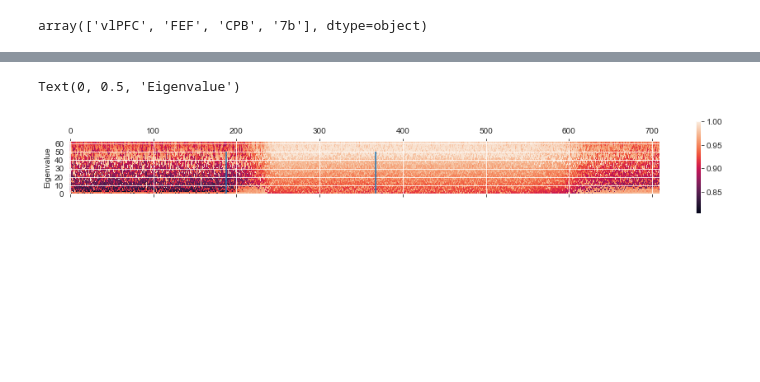
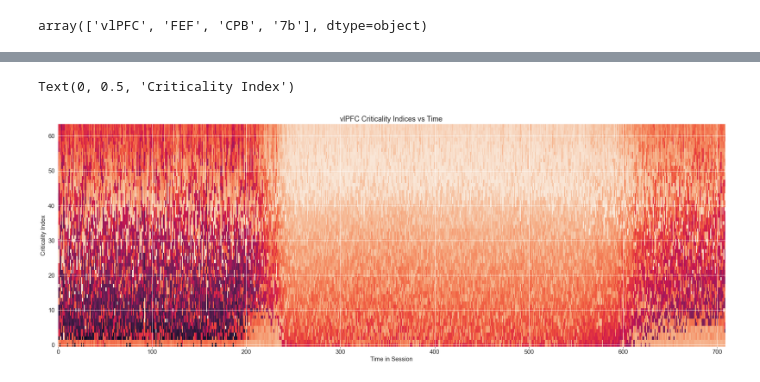
Before and after one commit to adamjeisen/ChaoticConsciousness, a Jupyter notebook: _sandbox/reservoir_computing/AR_models.ipynb, the cells around one changed output, grey strips where cells are left out. Saved outputs shown, nothing was run; the diff lists cells and outputs as text; code cells hidden in the pictures; blank space fills up the shorter version.

Commit message:
got criticality indices working.

```diff
--- a/_sandbox/reservoir_computing/AR_models.ipynb
+++ b/_sandbox/reservoir_computing/AR_models.ipynb
@@ -20,7 +20,7 @@ Imports successful
 from neural_analysis.matIO import loadmat
 
 # Load some data from a mat file into Python variables
-filename = r'//millerdata.mit.edu/common/datasets/anesthesia/mat/propofolPuffTone/Mary-Anesthesia-20160809-01.mat'
+filename = r'//millerdata.mit.edu/common/datasets/anesthesia/mat/propofolWakeUp/Mary-Anesthesia-20170203-02.mat'
 
 trial_info,lfp,session_info = loadmat(filename, variables=['trialInfo','lfp','sessionInfo'])
 
@@ -120,8 +128,9 @@ def get_stab_over_session(lfp,window,area):
 # %% [output]
 array(['vlPFC', 'FEF', 'CPB', '7b'], dtype=object)
 # %%
+window = 5000
 all_eigs_areas = []
 for area in session_info['areas']:
-    all_eigs = get_stab_over_session(lfp,10000,area)
+    all_eigs = get_stab_over_session(lfp,window,area)
     all_eigs_areas.append(all_eigs)
 # %%
@@ -171,13 +178,17 @@ plt.legend()
 # %%
 drug_inds = session_info['drugStart']*(1000/window)
-
-plt.matshow(all_eigs.T,origin='lower')
-plt.vlines(drug_inds,0,50)
-plt.colorbar()
-plt.ylabel('Eigenvalue')
+plt.figure(figsize=(30,10))
+plt.matshow(all_eigs_areas[0].T,origin='lower',fignum = 1,aspect='auto')
+plt.gca().xaxis.tick_bottom()
+plt.title('vlPFC Criticality Indices vs Time')
+plt.xlabel('Time in Session')
+plt.ylabel('Criticality Index')
+#plt.vlines(drug_inds,0,50)
+#plt.colorbar()
+#plt.ylabel('Eigenvalue')
 # %% [output]
-Text(0, 0.5, 'Eigenvalue')
+Text(0, 0.5, 'Criticality Index')
-[figure, old version]
+[figure, new version]
 # %%
 plt.plot(results.fittedvalues[2])
 plt.plot(lfp_chunk_df[2])
```
Also changed, not shown: parts of 8 cells of this notebook.
